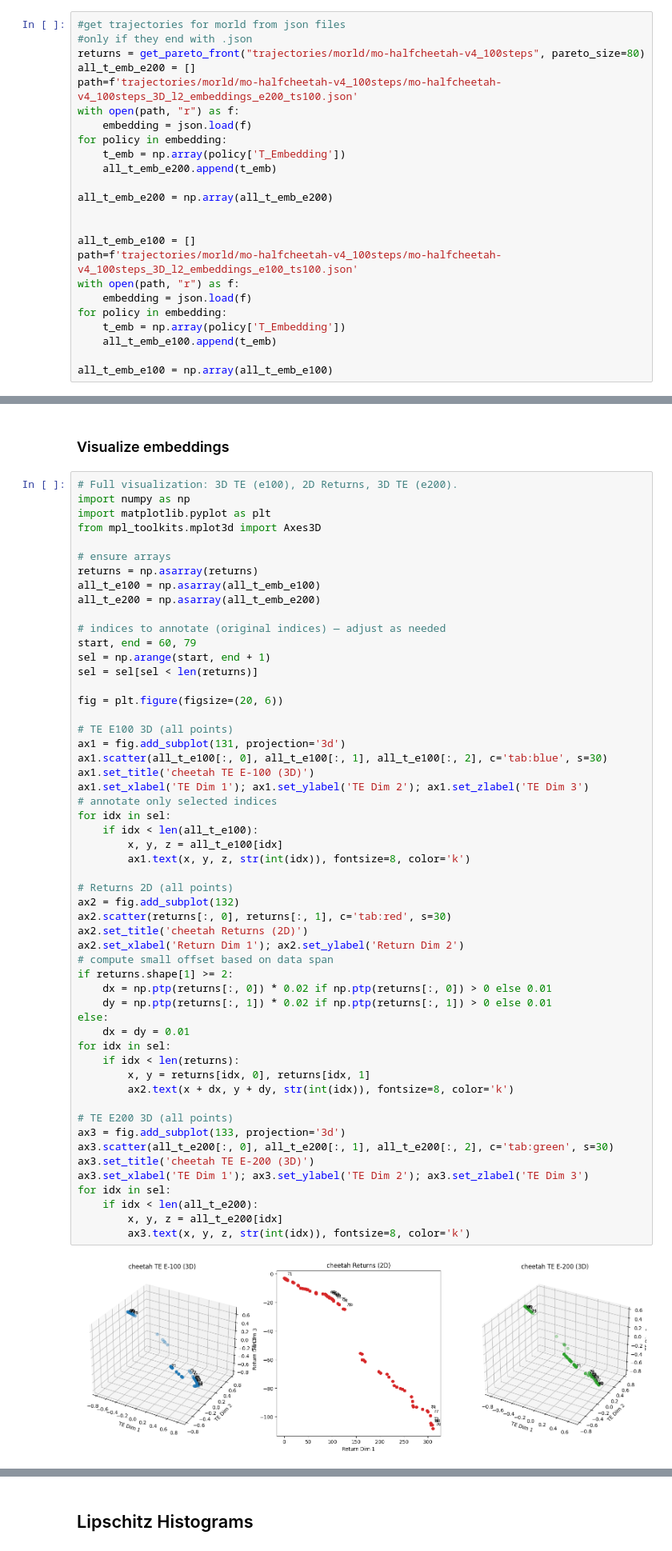
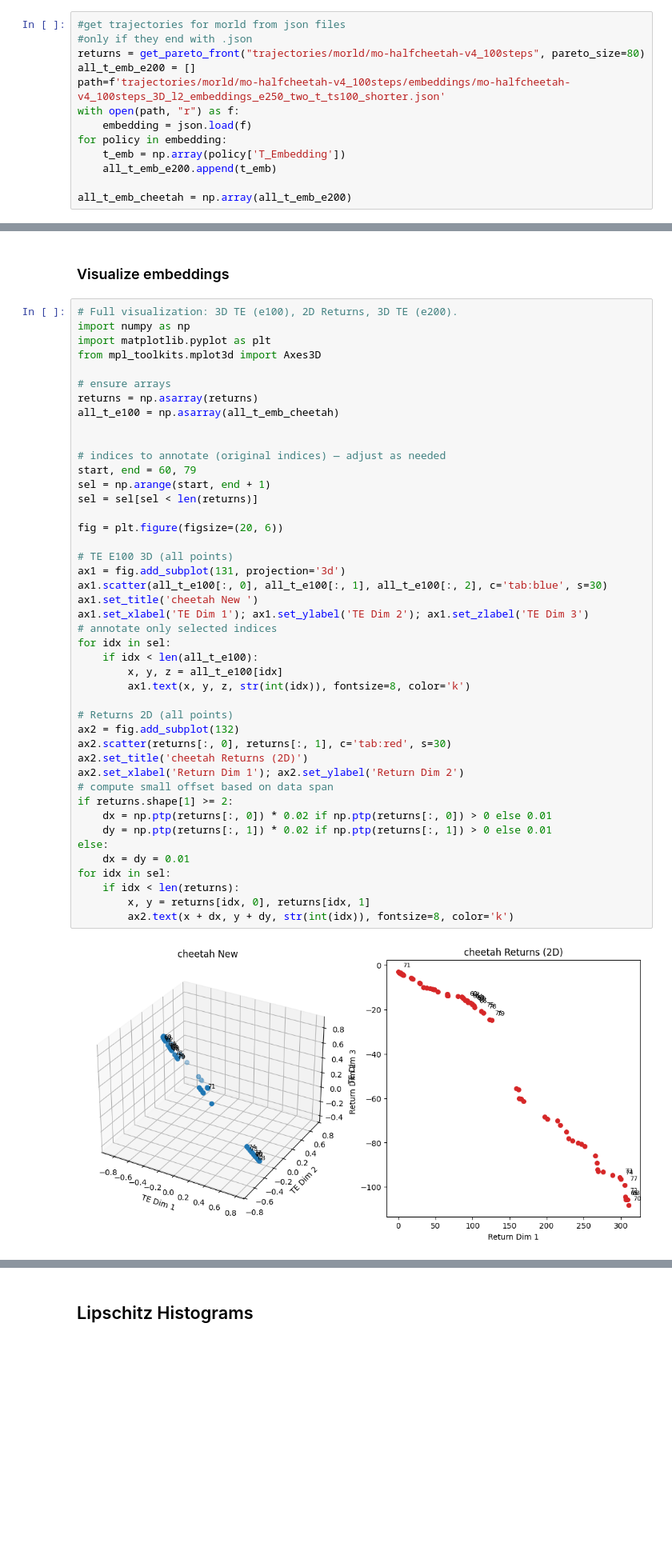
Before and after one commit to ffelten/Behavior-vs-Objective-Space, a Jupyter notebook: analysis_cheetah.ipynb, the cells around one changed output, grey strips where cells are left out. Shown at 80% size. Drawn from its saved outputs; the diff is of its cells as text; blank space fills up the shorter version.

```diff
--- a/analysis_cheetah.ipynb
+++ b/analysis_cheetah.ipynb
@@ -16,22 +16,11 @@ import os
 #only if they end with .json
 returns = get_pareto_front("trajectories/morld/mo-halfcheetah-v4_100steps", pareto_size=80)
 all_t_emb_e200 = []
-path=f'trajectories/morld/mo-halfcheetah-v4_100steps/mo-halfcheetah-v4_100steps_3D_l2_embeddings_e200_ts100.json'
+path=f'trajectories/morld/mo-halfcheetah-v4_100steps/embeddings/mo-halfcheetah-v4_100steps_3D_l2_embeddings_e250_two_t_ts100_shorter.json'
 with open(path, "r") as f:
     embedding = json.load(f)
 for policy in embedding:
     t_emb = np.array(policy['T_Embedding'])
     all_t_emb_e200.append(t_emb)
 
-all_t_emb_e200 = np.array(all_t_emb_e200)
-
-
-all_t_emb_e100 = []
-path=f'trajectories/morld/mo-halfcheetah-v4_100steps/mo-halfcheetah-v4_100steps_3D_l2_embeddings_e100_ts100.json'
-with open(path, "r") as f:
-    embedding = json.load(f)
-for policy in embedding:
-    t_emb = np.array(policy['T_Embedding'])
-    all_t_emb_e100.append(t_emb)
-
-all_t_emb_e100 = np.array(all_t_emb_e100)
+all_t_emb_cheetah = np.array(all_t_emb_e200)
@@ -82,8 +63,8 @@ from mpl_toolkits.mplot3d import Axes3D
 
 # ensure arrays
 returns = np.asarray(returns)
-all_t_e100 = np.asarray(all_t_emb_e100)
-all_t_e200 = np.asarray(all_t_emb_e200)
+all_t_e100 = np.asarray(all_t_emb_cheetah)
+
 
 # indices to annotate (original indices) — adjust as needed
 start, end = 60, 79
@@ -91,45 +72,35 @@ sel = np.arange(start, end + 1)
 sel = sel[sel < len(returns)]
 
 fig = plt.figure(figsize=(20, 6))
 
 # TE E100 3D (all points)
 ax1 = fig.add_subplot(131, projection='3d')
 ax1.scatter(all_t_e100[:, 0], all_t_e100[:, 1], all_t_e100[:, 2], c='tab:blue', s=30)
-ax1.set_title('cheetah TE E-100 (3D)')
+ax1.set_title('cheetah New ')
 ax1.set_xlabel('TE Dim 1'); ax1.set_ylabel('TE Dim 2'); ax1.set_zlabel('TE Dim 3')
 # annotate only selected indices
 for idx in sel:
     if idx < len(all_t_e100):
         x, y, z = all_t_e100[idx]
         ax1.text(x, y, z, str(int(idx)), fontsize=8, color='k')
 
 # Returns 2D (all points)
 ax2 = fig.add_subplot(132)
 ax2.scatter(returns[:, 0], returns[:, 1], c='tab:red', s=30)
 ax2.set_title('cheetah Returns (2D)')
 ax2.set_xlabel('Return Dim 1'); ax2.set_ylabel('Return Dim 2')
 # compute small offset based on data span
 if returns.shape[1] >= 2:
     dx = np.ptp(returns[:, 0]) * 0.02 if np.ptp(returns[:, 0]) > 0 else 0.01
     dy = np.ptp(returns[:, 1]) * 0.02 if np.ptp(returns[:, 1]) > 0 else 0.01
 else:
     dx = dy = 0.01
 for idx in sel:
     if idx < len(returns):
         x, y = returns[idx, 0], returns[idx, 1]
         ax2.text(x + dx, y + dy, str(int(idx)), fontsize=8, color='k')
-
-# TE E200 3D (all points)
-ax3 = fig.add_subplot(133, projection='3d')
-ax3.scatter(all_t_e200[:, 0], all_t_e200[:, 1], all_t_e200[:, 2], c='tab:green', s=30)
-ax3.set_title('cheetah TE E-200 (3D)')
-ax3.set_xlabel('TE Dim 1'); ax3.set_ylabel('TE Dim 2'); ax3.set_zlabel('TE Dim 3')
-for idx in sel:
-    if idx < len(all_t_e200):
-        x, y, z = all_t_e200[idx]
-        ax3.text(x, y, z, str(int(idx)), fontsize=8, color='k')
 # %% [output]
-[figure, old version]
+[figure, new version]
 # %%
 import numpy as np
 import pandas as pd
```
Also changed, not shown: parts of 13 cells of this notebook, 3 other files.
